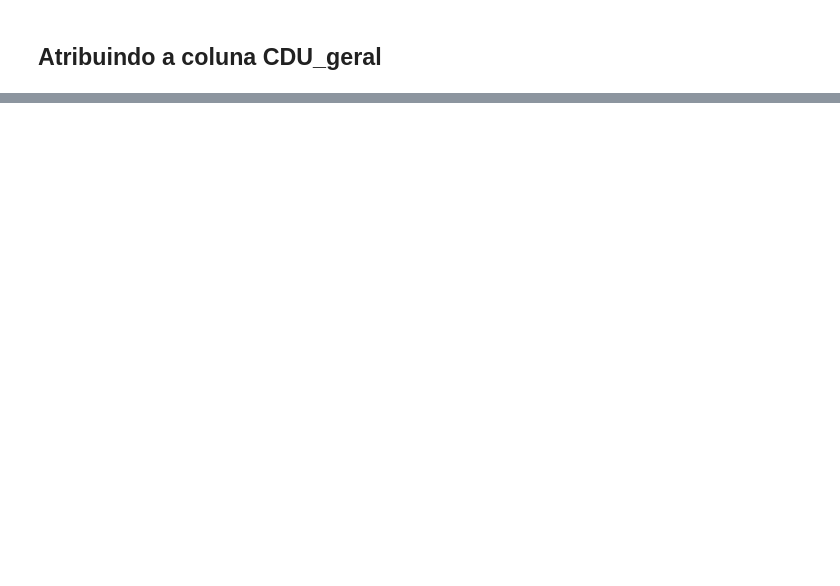
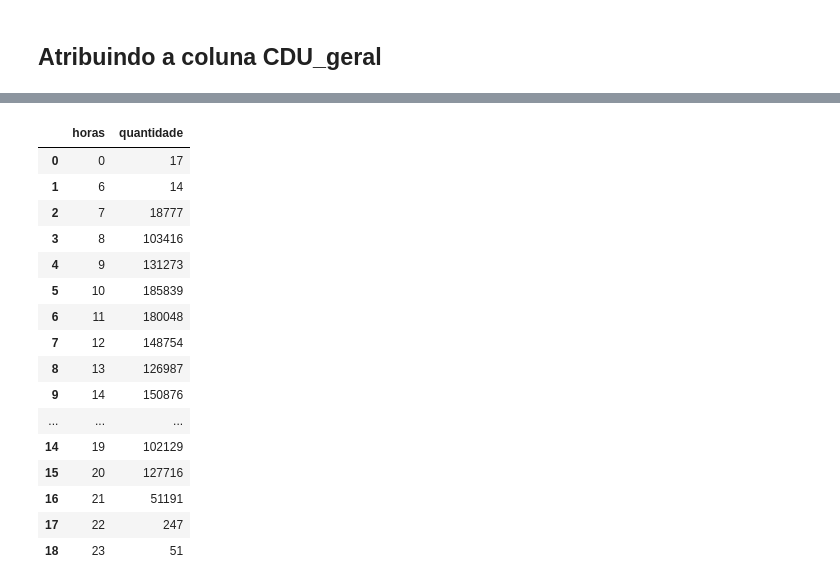
Before and after one commit to joaohsilva416/7_days_of_code_alura-python-pandas, a Jupyter notebook: Python-Pandas.ipynb, the cells around one changed output, grey strips where cells are left out. Drawn from its saved outputs; the diff is of its cells as text; code cells hidden in the pictures; blank space fills up the shorter version.

```diff
--- a/Python-Pandas.ipynb
+++ b/Python-Pandas.ipynb
@@ -213,0 +413,23 @@ emprestimos_completos.head()
+# %%
+emprestimos_por_hora = emprestimo_data.groupby(by=emprestimo_data.data.dt.hour)['quantidade'].sum()
+emprestimos_por_hora.index.name = 'horas'
+emprestimos_por_hora = pd.DataFrame(emprestimos_por_hora).reset_index()
+emprestimos_por_hora
+# %% [output]
+|  | horas | quantidade |
+| 0 | 0 | 17 |
+| 1 | 6 | 14 |
+| 2 | 7 | 18777 |
+| 3 | 8 | 103416 |
+| 4 | 9 | 131273 |
+| 5 | 10 | 185839 |
+| 6 | 11 | 180048 |
+| 7 | 12 | 148754 |
+| 8 | 13 | 126987 |
+| 9 | 14 | 150876 |
+| ... | ... | ... |
+| 14 | 19 | 102129 |
+| 15 | 20 | 127716 |
+| 16 | 21 | 51191 |
+| 17 | 22 | 247 |
+| 18 | 23 | 51 |
```
Also changed, not shown: parts of 30 cells of this notebook.
